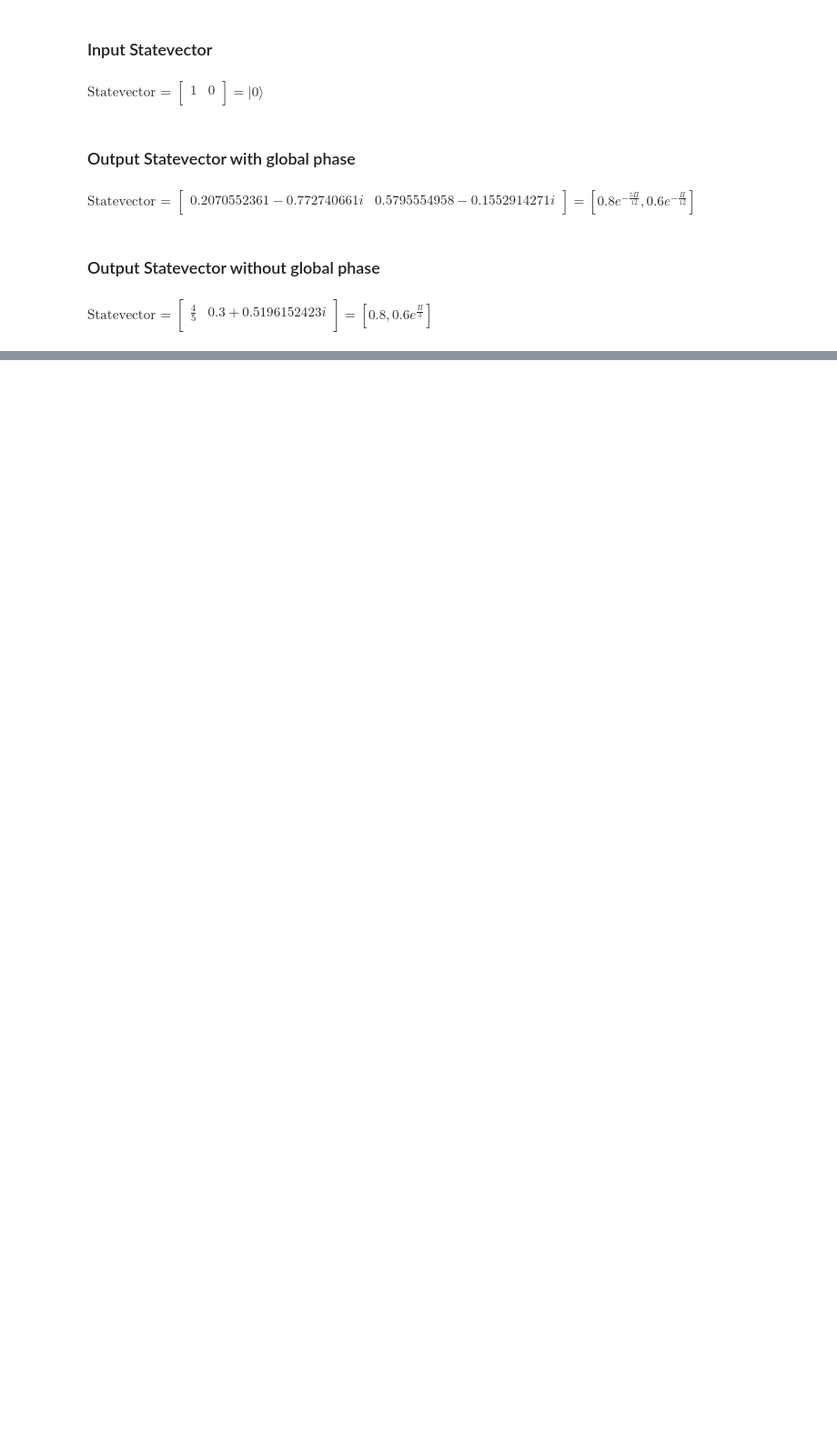
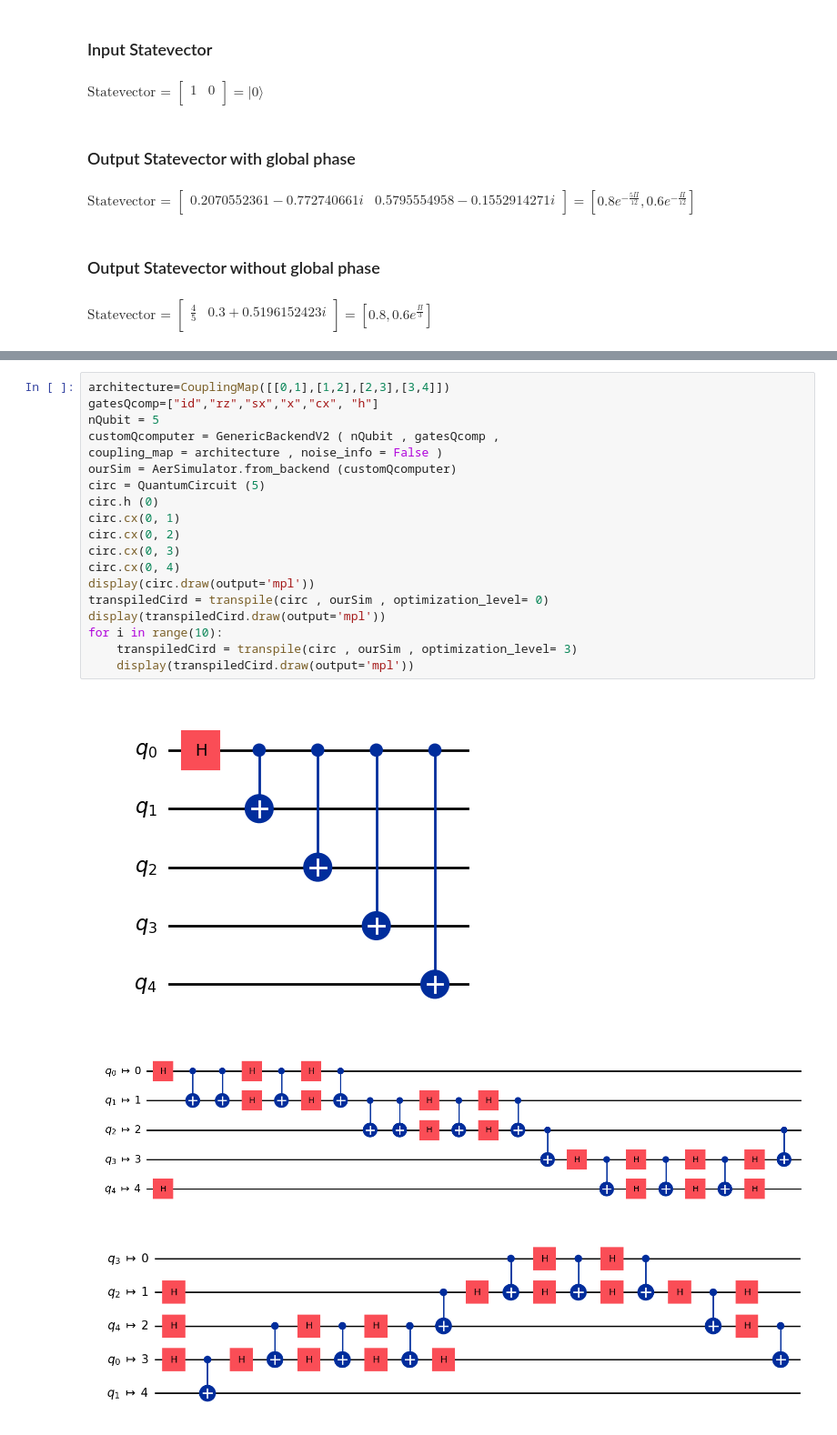
Before and after one commit to Fede802/QuantumComputing-Labs, a Jupyter notebook: lab1/Exercise1.ipynb, the cells around one changed output, grey strips where cells are left out. Shown at 91% size. Saved outputs shown, nothing was run; the diff lists cells and outputs as text; blank space fills up the shorter version.

```diff
--- a/lab1/Exercise1.ipynb
+++ b/lab1/Exercise1.ipynb
@@ -623,0 +678,23 @@ $
+# %%
+architecture=CouplingMap([[0,1],[1,2],[2,3],[3,4]])
+gatesQcomp=["id","rz","sx","x","cx", "h"]
+nQubit = 5
+customQcomputer = GenericBackendV2 ( nQubit , gatesQcomp ,
+coupling_map = architecture , noise_info = False )
+ourSim = AerSimulator.from_backend (customQcomputer)
+circ = QuantumCircuit (5)
+circ.h (0)
+circ.cx(0, 1)
+circ.cx(0, 2)
+circ.cx(0, 3)
+circ.cx(0, 4)
+display(circ.draw(output='mpl'))
+transpiledCird = transpile(circ , ourSim , optimization_level= 0)
+display(transpiledCird.draw(output='mpl'))
+for i in range(10):
+    transpiledCird = transpile(circ , ourSim , optimization_level= 3)
+    display(transpiledCird.draw(output='mpl'))
+# %% [output]
+[figure, added]
+[figure, added]
+[figure, added]
```
Also changed, not shown: parts of 7 cells of this notebook, 3 other files.
